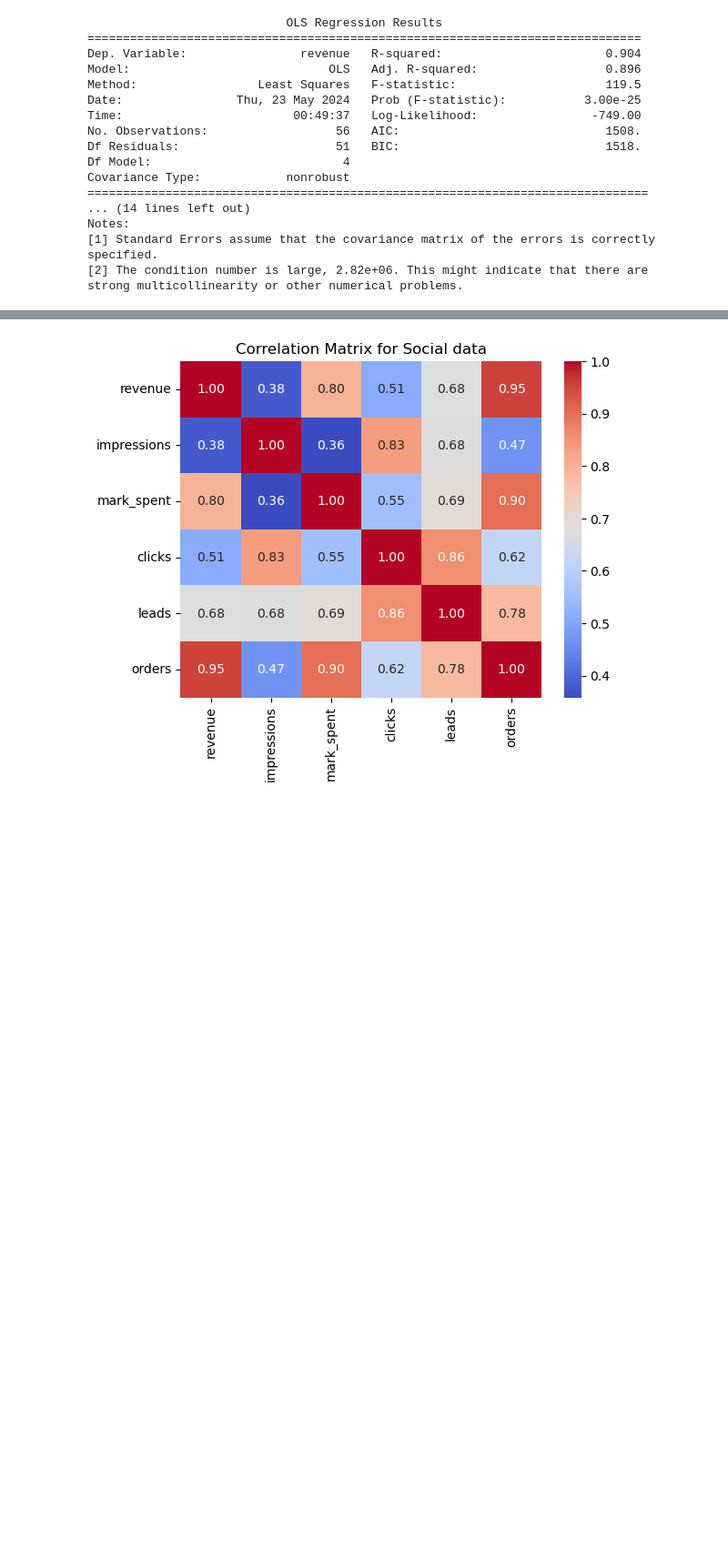
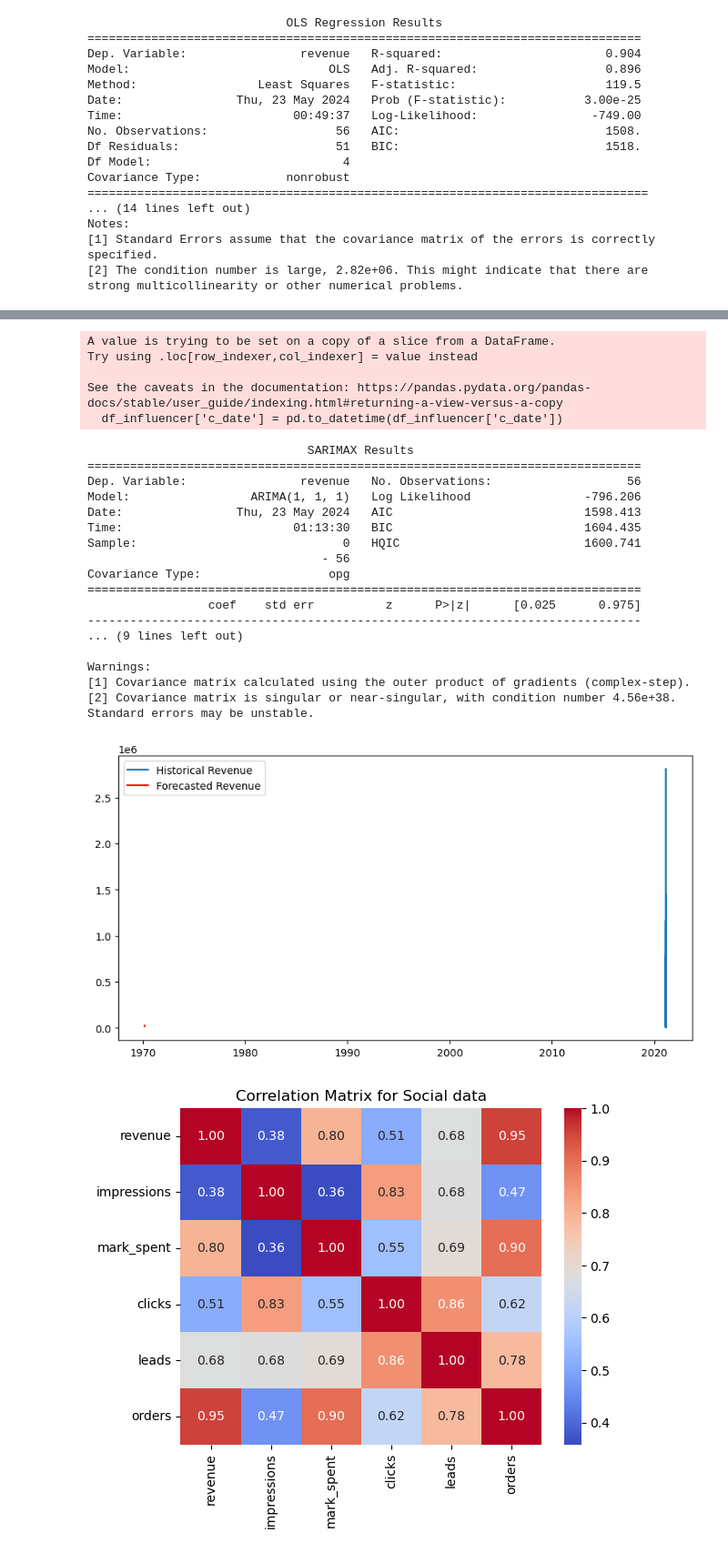
Before and after one commit to eloiiiseyu/Digital-Marketing-Metrics-, a Jupyter notebook: Marketing Analytics.ipynb, the cells around one changed output, grey strips where cells are left out. Shown: that part at 91% size. Saved outputs shown, nothing was run; the diff lists cells and outputs as text; code cells hidden in the pictures; blank space fills up the shorter version.

```diff
--- a/Marketing Analytics.ipynb
+++ b/Marketing Analytics.ipynb
@@ -191,3 +191,15 @@ Notes:
 [1] Standard Errors assume that the covariance matrix of the errors is correctly specified.
 [2] The condition number is large, 2.82e+06. This might indicate that there are
 strong multicollinearity or other numerical problems.
+# %%
+import statsmodels.api as sm
+
+# Interaction between leads and another variable (e.g., clicks)
+df_influencer['leads_impressions'] = df_influencer['leads'] * df_influencer['impressions']
+
+X = df_influencer[['leads', 'impressions', 'leads_impressions']]  # Include the interaction term
+y = df_influencer['revenue']
+
+X = sm.add_constant(X)  # Adding a constant for intercept
+model = sm.OLS(y, X).fit()
+print(model.summary())
@@ -194,3 +258,50 @@ strong multicollinearity or other numerical problems.
+# %%
+from statsmodels.tsa.arima.model import ARIMA
+import matplotlib.pyplot as plt
+
+# Assume 'c_date' is the column with dates and 'revenue' is the revenue data
+df_influencer['c_date'] = pd.to_datetime(df_influencer['c_date'])
+df_influencer.set_index('c_date', inplace=True)
+ts_revenue = df_influencer['revenue']
+
+# Fit an ARIMA model
+model = ARIMA(ts_revenue, order=(1,1,1))  # these orders are usually chosen based on ACF and PACF plots
+model_fit = model.fit()
+
+# Summary of the model
+print(model_fit.summary())
+
+# Future Forecast
+forecast = model_fit.forecast(steps=5)  # Forecast the next 5 periods
+plt.figure(figsize=(10,5))
+plt.plot(ts_revenue, label='Historical Revenue')
+plt.plot(forecast, label='Forecasted Revenue', color='red')
+plt.legend()
+plt.show()
+# %% [output]
+A value is trying to be set on a copy of a slice from a DataFrame.
+Try using .loc[row_indexer,col_indexer] = value instead
+
+See the caveats in the documentation: https://pandas.pydata.org/pandas-docs/stable/user_guide/indexing.html#returning-a-view-versus-a-copy
+  df_influencer['c_date'] = pd.to_datetime(df_influencer['c_date'])
+                               SARIMAX Results
+==============================================================================
+Dep. Variable:                revenue   No. Observations:                   56
+Model:                 ARIMA(1, 1, 1)   Log Likelihood                -796.206
+Date:                Thu, 23 May 2024   AIC                           1598.413
+Time:                        01:13:30   BIC                           1604.435
+Sample:                             0   HQIC                          1600.741
+                                 - 56
+Covariance Type:                  opg
+==============================================================================
+                 coef    std err          z      P>|z|      [0.025      0.975]
+------------------------------------------------------------------------------
+... (9 lines left out)
+
+Warnings:
+[1] Covariance matrix calculated using the outer product of gradients (complex-step).
+[2] Covariance matrix is singular or near-singular, with condition number 4.56e+38. Standard errors may be unstable.
+[figure, added]
 # %%
 #correlation matrix for social
 corr_matrix = df_social[['revenue','impressions', 'mark_spent', 'clicks', 'leads', 'orders']].corr()
```
Also changed, not shown: parts of 2 cells of this notebook.
